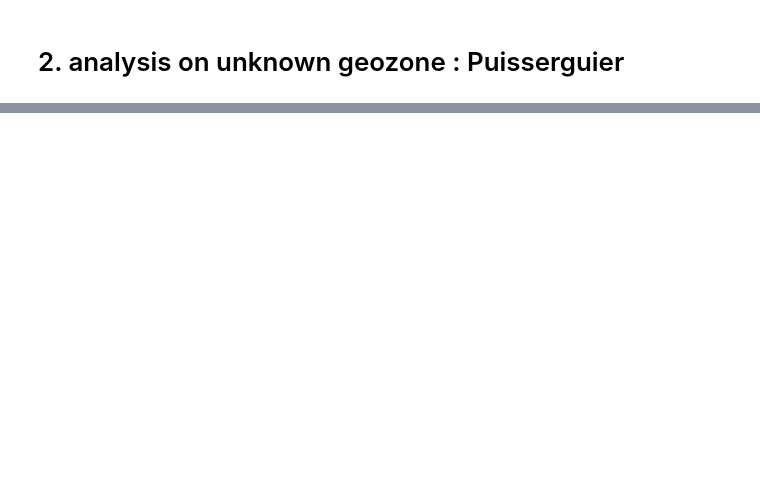
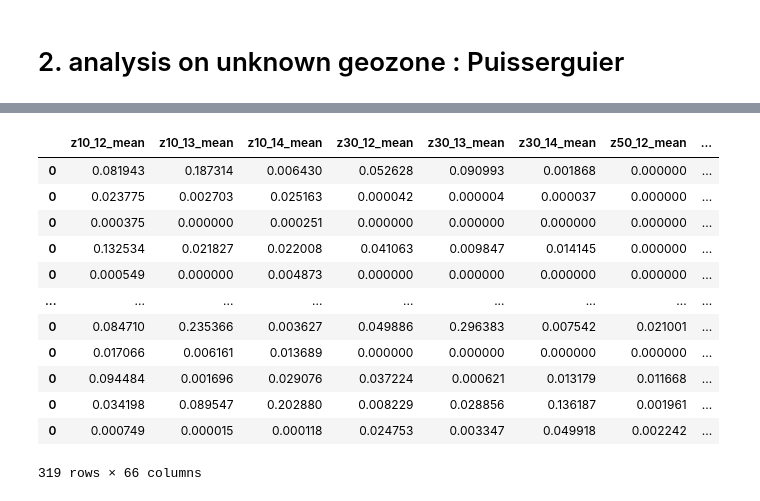
Before and after one commit to kezakool/flair-for-aigle, a Jupyter notebook: notebooks/test_dol_model.ipynb, the cells around one changed output, grey strips where cells are left out. Saved outputs shown, nothing was run; the diff lists cells and outputs as text; code cells hidden in the pictures; blank space fills up the shorter version.

```diff
--- a/notebooks/test_dol_model.ipynb
+++ b/notebooks/test_dol_model.ipynb
@@ -66,5 +66,5 @@ engine = create_engine(db_string)
 # %%
 gdf_forests_zones = gpd.read_file('/app/data/datasets/debug/bush/sources/ocsge_forests_clean_types_v3.gpkg',driver='GPKG')
 gdf_waters_zones = gpd.read_file('/app/data/datasets/debug/bush/sources/COURS_D_EAU.shp')
-gdf_u_zone = gpd.read_file('/app/data/datasets/debug/bush/sources/N_ZONE_URBA_S_034.gpkg',driver='GPKG')
+gdf_u_zone = gpd.read_file('/app/data/datasets/debug/bush/sources/34_zones_u.gpkg',driver='GPKG')
 gdf_forests_zones = gdf_forests_zones[gdf_forests_zones.forest_type==1]
@@ -244,5 +247,6 @@ gdf_zone_data
 # %%
 gdf_zone_data = gpd.sjoin(gdf_img,gdf_zone_data, how='right', predicate='intersects').drop(columns='index_left')
 gdf_zone_data = gdf_zone_data[~gdf_zone_data.image_path.isna()]
-#gdf_zone_data.rename(columns={'geom':'geometry'}, inplace=True)
+gdf_zone_data.rename(columns={'geom':'geometry'}, inplace=True)
+#gdf_zone_data.set_geometry("geometry",inplace=True)
 gdf_zone_data
@@ -249,5 +267,20 @@ gdf_zone_data
 # %%
-x_ml_features, x_business_features =  preprocess_features(gdf_zone_data, gdf_forests_zones, gdf_waters_zones, gdf_u_zones, cache_dir = CACHE_DIR, debug=False)
+x_ml_features, x_business_features =  preprocess_features(gdf_zone_data, gdf_forests_zones, gdf_waters_zones, gdf_u_zone, cache_dir = CACHE_DIR, debug=False)
+x_ml_features
+# %% [output]
+|  | z10_12_mean | z10_13_mean | z10_14_mean | z30_12_mean | z30_13_mean | z30_14_mean | z50_12_mean | ... |
+| 0 | 0.081943 | 0.187314 | 0.006430 | 0.052628 | 0.090993 | 0.001868 | 0.000000 | ... |
+| 0 | 0.023775 | 0.002703 | 0.025163 | 0.000042 | 0.000004 | 0.000037 | 0.000000 | ... |
+| 0 | 0.000375 | 0.000000 | 0.000251 | 0.000000 | 0.000000 | 0.000000 | 0.000000 | ... |
+| 0 | 0.132534 | 0.021827 | 0.022008 | 0.041063 | 0.009847 | 0.014145 | 0.000000 | ... |
+| 0 | 0.000549 | 0.000000 | 0.004873 | 0.000000 | 0.000000 | 0.000000 | 0.000000 | ... |
+| ... | ... | ... | ... | ... | ... | ... | ... | ... |
+| 0 | 0.084710 | 0.235366 | 0.003627 | 0.049886 | 0.296383 | 0.007542 | 0.021001 | ... |
+| 0 | 0.017066 | 0.006161 | 0.013689 | 0.000000 | 0.000000 | 0.000000 | 0.000000 | ... |
+| 0 | 0.094484 | 0.001696 | 0.029076 | 0.037224 | 0.000621 | 0.013179 | 0.011668 | ... |
+| 0 | 0.034198 | 0.089547 | 0.202880 | 0.008229 | 0.028856 | 0.136187 | 0.001961 | ... |
+| 0 | 0.000749 | 0.000015 | 0.000118 | 0.024753 | 0.003347 | 0.049918 | 0.002242 | ... |
+319 rows × 66 columns
 # %%
 y_proba = xgb_model_reloaded.predict_proba(x_ml_features)[:, 1]
 
```
Also changed, not shown: parts of 16 cells of this notebook, 7 other files.
